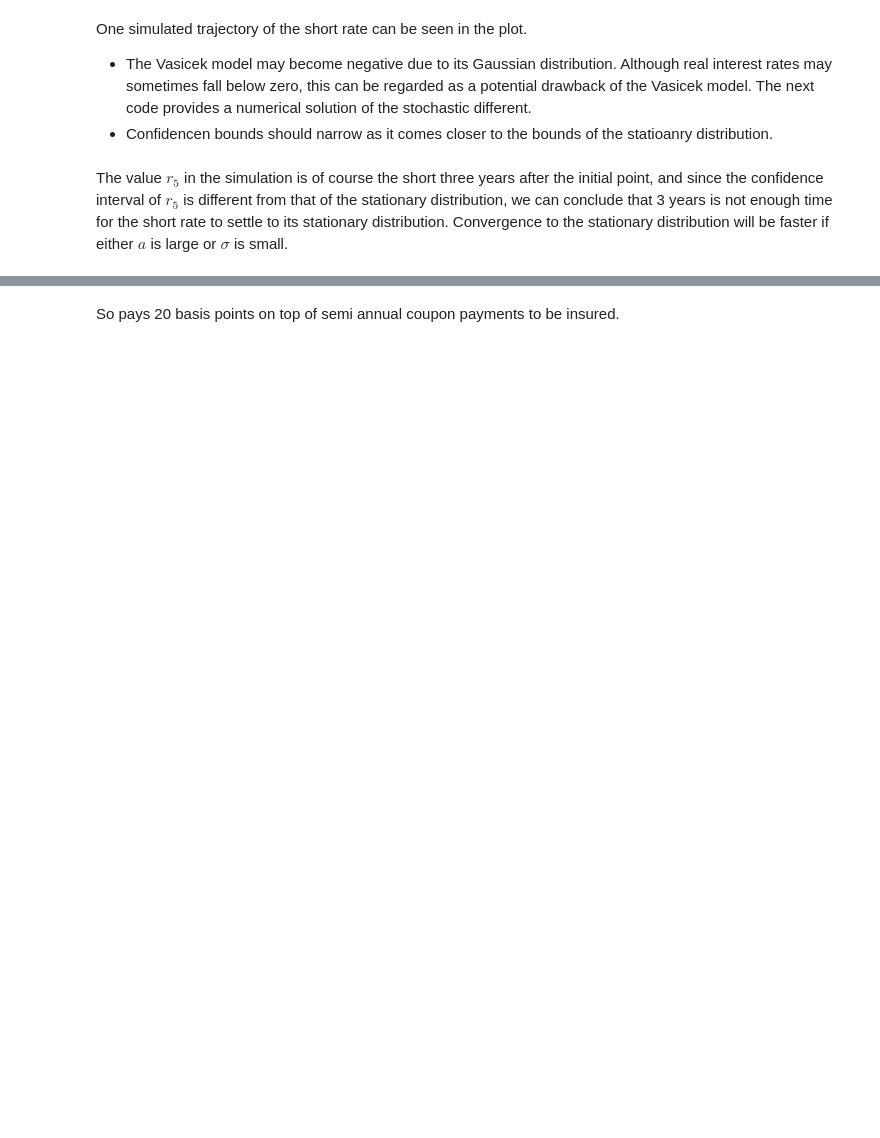
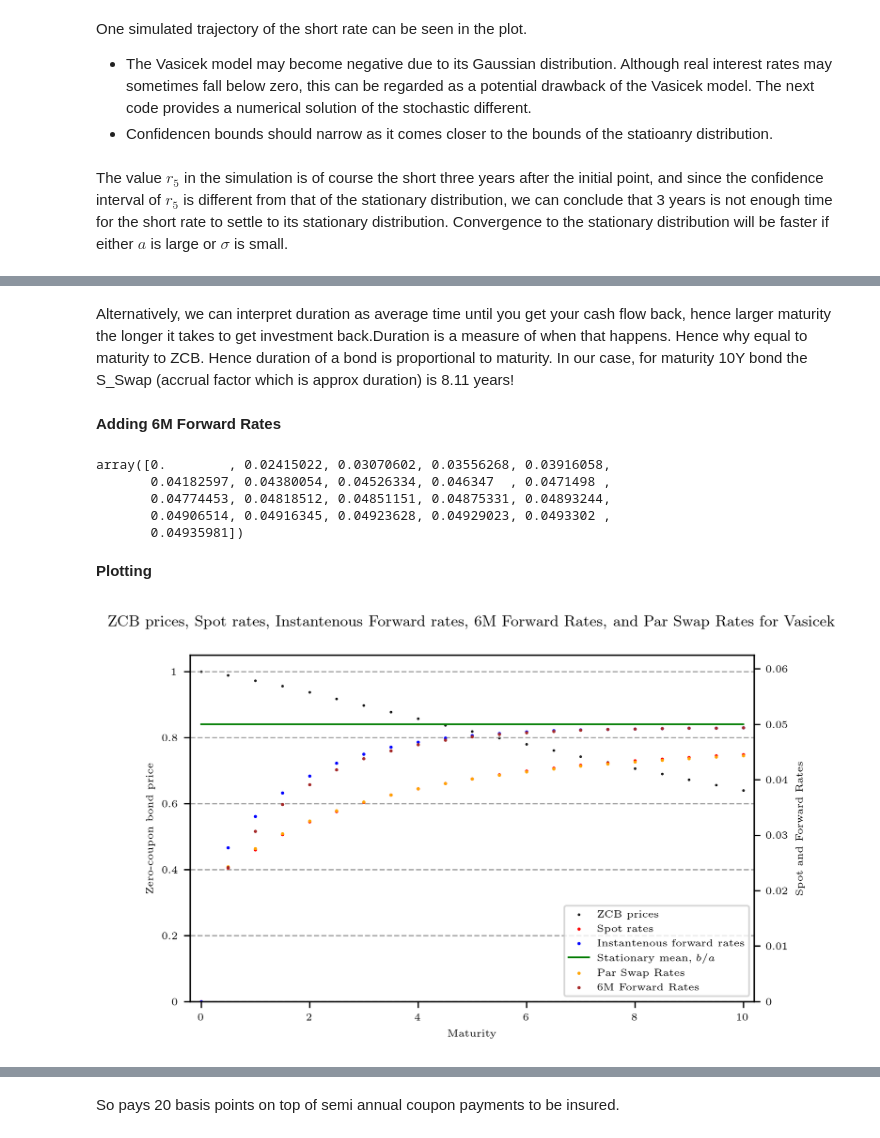
Before and after one commit to HansChristianPOLIT/Fixed-Income-Derivatives, a Jupyter notebook: Vasicek.ipynb, the cells around one changed output, grey strips where cells are left out. Cells and saved outputs as stored; diff of their text form; code cells hidden in the pictures; blank space fills up the shorter version.

Commit message:
done with Vasicek + first try at CIR

```diff
--- a/Vasicek.ipynb
+++ b/Vasicek.ipynb
@@ -472 +435,69 @@ plt.show()
+# %%
+R_swap_vec = np.zeros([len(tau)]) # allocate memory
+S_swap_vec = np.zeros([len(tau)]) # allocate memory
+
+
+def R_swap_fct(T,fixed_freq,tau,ZCB_prices):
+    """ Return swap rate for all maturities."""
+
+    for i in range(1,len(tau)):
+        S_swap_vec[i] = fid.zcb_to_accrual_factor(T[0],T[i],'semiannual',tau,ZCB_prices)
+        R_swap_vec[i] = fid.zcb_to_par_swap_rate(T[0],T[i],'semiannual',tau,ZCB_prices)
+
+    return R_swap_vec, S_swap_vec
+
+R_swap_vec, S_swap_vec = R_swap_fct(tau,'semiannual',tau, ZCB_prices)
+# %% [markdown]
+Alternatively, we can interpret duration as average time until you get your cash flow back, hence larger maturity the longer it takes to get investment back.Duration is a measure of when that happens. Hence why equal to maturity to ZCB. Hence duration of a bond is proportional to maturity. In our case, for maturity 10Y bond the S_Swap (accrual factor which is approx duration) is 8.11 years!
+# %% [markdown]
+**Adding 6M Forward Rates**
+# %%
+forward_rats_6M = np.zeros([len(tau)])
+forward_rats_6M = fid.zcb_to_forward_rates(tau,ZCB_prices,horizon = 1) # 6M for semiannual means 1 in horizon
+forward_rats_6M
+# %% [output]
+array([0.        , 0.02415022, 0.03070602, 0.03556268, 0.03916058,
+       0.04182597, 0.04380054, 0.04526334, 0.046347  , 0.0471498 ,
+       0.04774453, 0.04818512, 0.04851151, 0.04875331, 0.04893244,
+       0.04906514, 0.04916345, 0.04923628, 0.04929023, 0.0493302 ,
+       0.04935981])
+# %% [markdown]
+**Plotting**
+# %%
+fig = plt.figure(constrained_layout=False, dpi = 300, figsize = (6,4))   #
+fig.suptitle(f"ZCB prices, Spot rates, Instantenous Forward rates, 6M Forward Rates, and Par Swap Rates for Vasicek", fontsize = 9)
+gs = fig.add_gridspec(nrows=1,ncols=1,left=0.12,bottom=0.2,right=0.88,top=0.90,wspace=0,hspace=0)
+ax = fig.add_subplot(gs[0,0])
+#
+xticks = [0,2,4,6,8,10]
+ax.set_xticks(xticks)
+ax.set_xticklabels(xticks,fontsize = 6)
+ax.set_xlim([xticks[0]-0.2,xticks[-1]+0.2])
+plt.xlabel(f"Maturity",fontsize = 6)
+ax.set_yticks([0,0.2,0.4,0.6,0.8,1])
+ax.set_yticklabels([0,0.2,0.4,0.6,0.8,1],fontsize = 6)
+ax.set_ylim([0,1.05])
+ax.set_ylabel(f"Zero-coupon bond price",fontsize = 6)
+ax.grid(axis='y', linestyle='--', color='grey', alpha=0.7)
+
+p1 = ax.scatter(tau, ZCB_prices, s = 1, color = 'black', marker = ".",label="ZCB prices")
+
+## add second y-axis for the rates
+ax1 = ax.twinx()
+ax1.set_ylabel(f"Spot and Forward Rates",fontsize = 6)
+ax1.set_yticks([0,0.01,0.02,0.03,0.04,0.05,0.06])
+ax1.set_yticklabels([0,0.01,0.02,0.03,0.04,0.05,0.06],fontsize = 6)
+ax1.set_ylim([0,0.0625])
+p2 = ax1.scatter(tau, spot_rates, s = 3, color = 'red', marker = ".",label="Spot rates")
+p3 = ax1.scatter(tau, forward_rates, s = 3, color = 'blue', marker = ".",label="Instantenous forward rates")
+p4 = ax1.plot(tau, (b/a)*np.ones([N+1]), color = 'green', marker = "", linewidth = 1, linestyle = "solid",label = "Stationary mean, $b/a$")
+p5 = ax1.scatter(tau[1:], R_swap_vec[1:], s = 3, color = 'orange', marker = ".",label="Par Swap Rates")
+p6 = ax1.scatter(tau[1:], forward_rats_6M[1:], s = 3, color = 'brown', marker = ".",label="6M Forward Rates")
+
+plots = [p1,p2,p3,p4[0],p5,p6]
+labels = [item.get_label() for item in plots]
+ax.legend(plots,labels,loc="lower right",fontsize = 6)
+plt.show()
+# %% [output]
+[figure, added]
 # %% [markdown]
```
Also changed, not shown: parts of 55 cells of this notebook, 3 other files.
